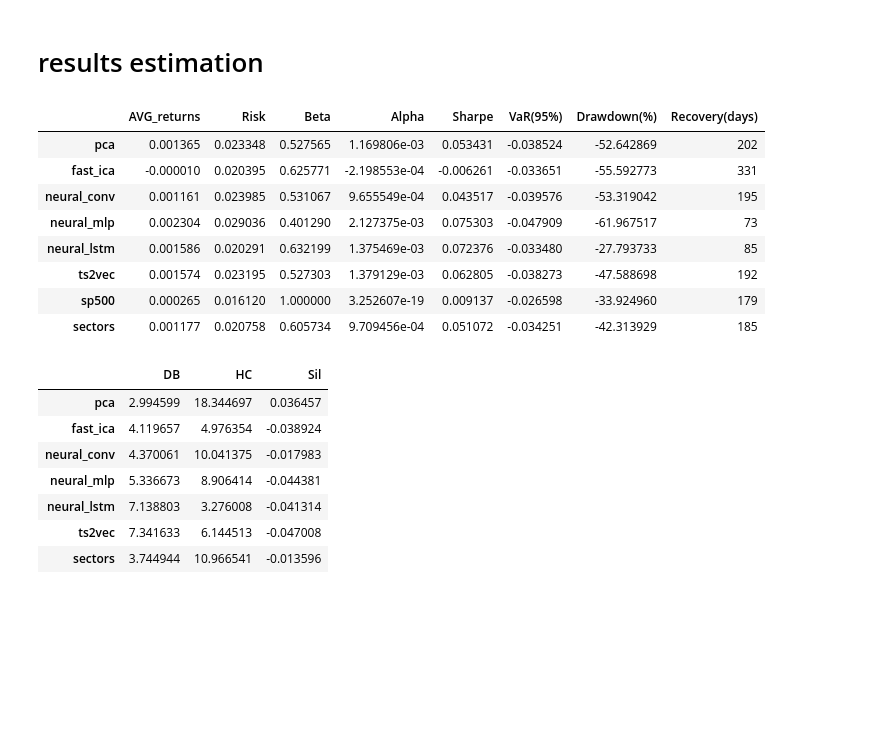
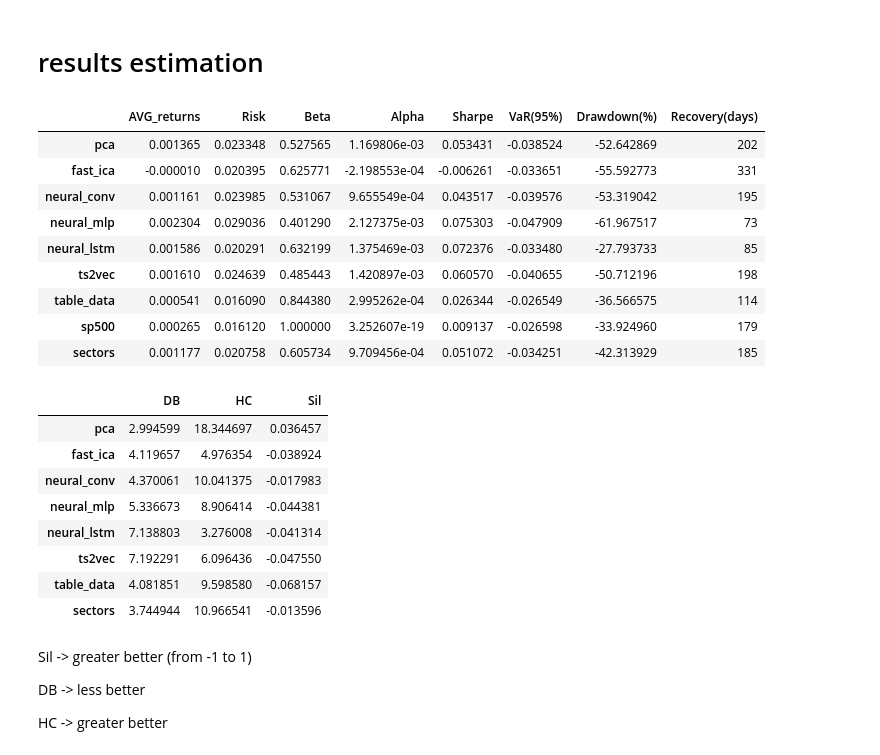
Before and after one commit to petrsokerin/Stock_clustering_3, a Jupyter notebook: Minimum pipeline.ipynb, the cells around one changed output. Cells and saved outputs as stored; diff of their text form; code cells hidden in the pictures; blank space fills up the shorter version.

Commit message:
Add files via upload
adding table data

```diff
--- a/Minimum pipeline.ipynb
+++ b/Minimum pipeline.ipynb
@@ -370,3 +369,8 @@ Epoch #19: loss=3.468660497665405
+# %%
+table_features = pd.read_csv(config['features_path'], index_col=0)
+table_features = StandardScaler().fit_transform(table_features)
+
+emb_dict['table_data'] = table_features
 # %%
 for method_name, data in emb_dict.items():
     print(method_name, np.sum(np.isnan(data)), data.shape)
@@ -502,18 +507,27 @@ all_metrics
 | neural_conv | 0.001161 | 0.023985 | 0.531067 | 9.655549e-04 | 0.043517 | -0.039576 | -53.319042 | 195 |
 | neural_mlp | 0.002304 | 0.029036 | 0.401290 | 2.127375e-03 | 0.075303 | -0.047909 | -61.967517 | 73 |
 | neural_lstm | 0.001586 | 0.020291 | 0.632199 | 1.375469e-03 | 0.072376 | -0.033480 | -27.793733 | 85 |
-| ts2vec | 0.001574 | 0.023195 | 0.527303 | 1.379129e-03 | 0.062805 | -0.038273 | -47.588698 | 192 |
+| ts2vec | 0.001610 | 0.024639 | 0.485443 | 1.420897e-03 | 0.060570 | -0.040655 | -50.712196 | 198 |
+| table_data | 0.000541 | 0.016090 | 0.844380 | 2.995262e-04 | 0.026344 | -0.026549 | -36.566575 | 114 |
 | sp500 | 0.000265 | 0.016120 | 1.000000 | 3.252607e-19 | 0.009137 | -0.026598 | -33.924960 | 179 |
 | sectors | 0.001177 | 0.020758 | 0.605734 | 9.709456e-04 | 0.051072 | -0.034251 | -42.313929 | 185 |
 # %%
+index
 cluster_metrics_df = cluster_metrics_df.rename(index=dict(zip(list(range(3)), ['DB', 'HC', 'Sil']))).T
 cluster_metrics_df
 # %% [output]
 |  | DB | HC | Sil |
 | pca | 2.994599 | 18.344697 | 0.036457 |
 | fast_ica | 4.119657 | 4.976354 | -0.038924 |
 | neural_conv | 4.370061 | 10.041375 | -0.017983 |
 | neural_mlp | 5.336673 | 8.906414 | -0.044381 |
 | neural_lstm | 7.138803 | 3.276008 | -0.041314 |
-| ts2vec | 7.341633 | 6.144513 | -0.047008 |
+| ts2vec | 7.192291 | 6.096436 | -0.047550 |
+| table_data | 4.081851 | 9.598580 | -0.068157 |
 | sectors | 3.744944 | 10.966541 | -0.013596 |
+# %% [markdown]
+Sil -> greater better (from -1 to 1)
+
+DB -> less better
+
+HC -> greater better
```
Also changed, not shown: parts of 5 cells of this notebook.
